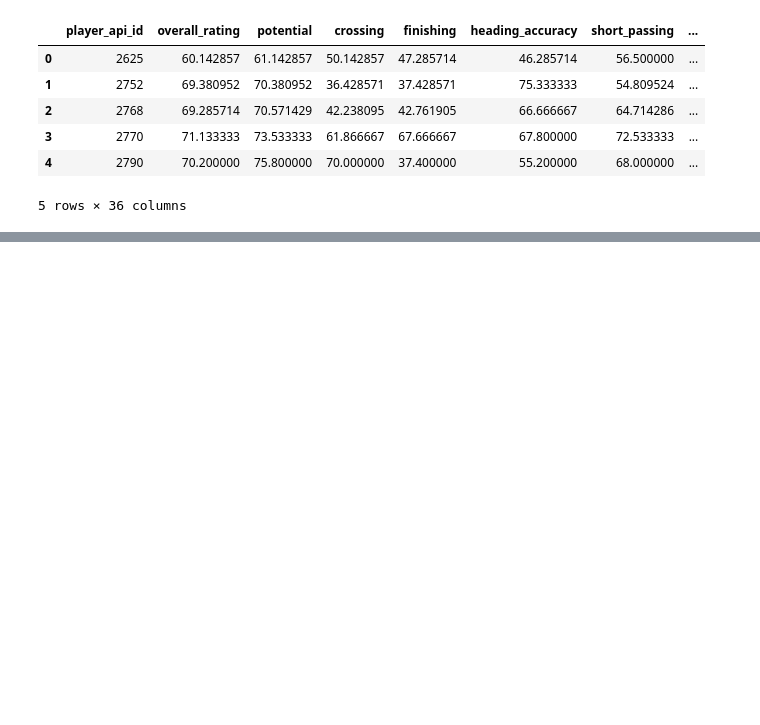
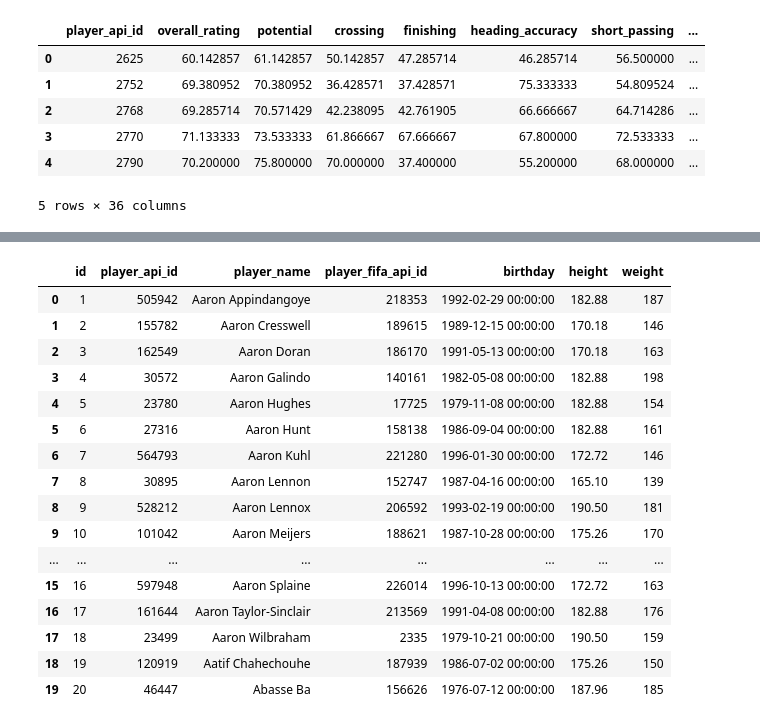
Before and after one commit to ShaliniBekaroe/Datalab_semester2_Groep1, a Jupyter notebook: notebook/data_mining.ipynb, the cells around one changed output, grey strips where cells are left out. Saved outputs shown, nothing was run; the diff lists cells and outputs as text; code cells hidden in the pictures; blank space fills up the shorter version.

```diff
--- a/notebook/data_mining.ipynb
+++ b/notebook/data_mining.ipynb
@@ -52,0 +77,24 @@ display(df_player_stats.head())
+# %%
+
+query_3 = "SELECT * FROM Player"
+
+df_player = pd.read_sql_query(query_3, conn)
+df_player.head(20)
+# %% [output]
+|  | id | player_api_id | player_name | player_fifa_api_id | birthday | height | weight |
+| 0 | 1 | 505942 | Aaron Appindangoye | 218353 | 1992-02-29 00:00:00 | 182.88 | 187 |
+| 1 | 2 | 155782 | Aaron Cresswell | 189615 | 1989-12-15 00:00:00 | 170.18 | 146 |
+| 2 | 3 | 162549 | Aaron Doran | 186170 | 1991-05-13 00:00:00 | 170.18 | 163 |
+| 3 | 4 | 30572 | Aaron Galindo | 140161 | 1982-05-08 00:00:00 | 182.88 | 198 |
+| 4 | 5 | 23780 | Aaron Hughes | 17725 | 1979-11-08 00:00:00 | 182.88 | 154 |
+| 5 | 6 | 27316 | Aaron Hunt | 158138 | 1986-09-04 00:00:00 | 182.88 | 161 |
+| 6 | 7 | 564793 | Aaron Kuhl | 221280 | 1996-01-30 00:00:00 | 172.72 | 146 |
+| 7 | 8 | 30895 | Aaron Lennon | 152747 | 1987-04-16 00:00:00 | 165.10 | 139 |
+| 8 | 9 | 528212 | Aaron Lennox | 206592 | 1993-02-19 00:00:00 | 190.50 | 181 |
+| 9 | 10 | 101042 | Aaron Meijers | 188621 | 1987-10-28 00:00:00 | 175.26 | 170 |
+| ... | ... | ... | ... | ... | ... | ... | ... |
+| 15 | 16 | 597948 | Aaron Splaine | 226014 | 1996-10-13 00:00:00 | 172.72 | 163 |
+| 16 | 17 | 161644 | Aaron Taylor-Sinclair | 213569 | 1991-04-08 00:00:00 | 182.88 | 176 |
+| 17 | 18 | 23499 | Aaron Wilbraham | 2335 | 1979-10-21 00:00:00 | 190.50 | 159 |
+| 18 | 19 | 120919 | Aatif Chahechouhe | 187939 | 1986-07-02 00:00:00 | 175.26 | 150 |
+| 19 | 20 | 46447 | Abasse Ba | 156626 | 1976-07-12 00:00:00 | 187.96 | 185 |
```
Also changed, not shown: parts of 2 cells of this notebook.
